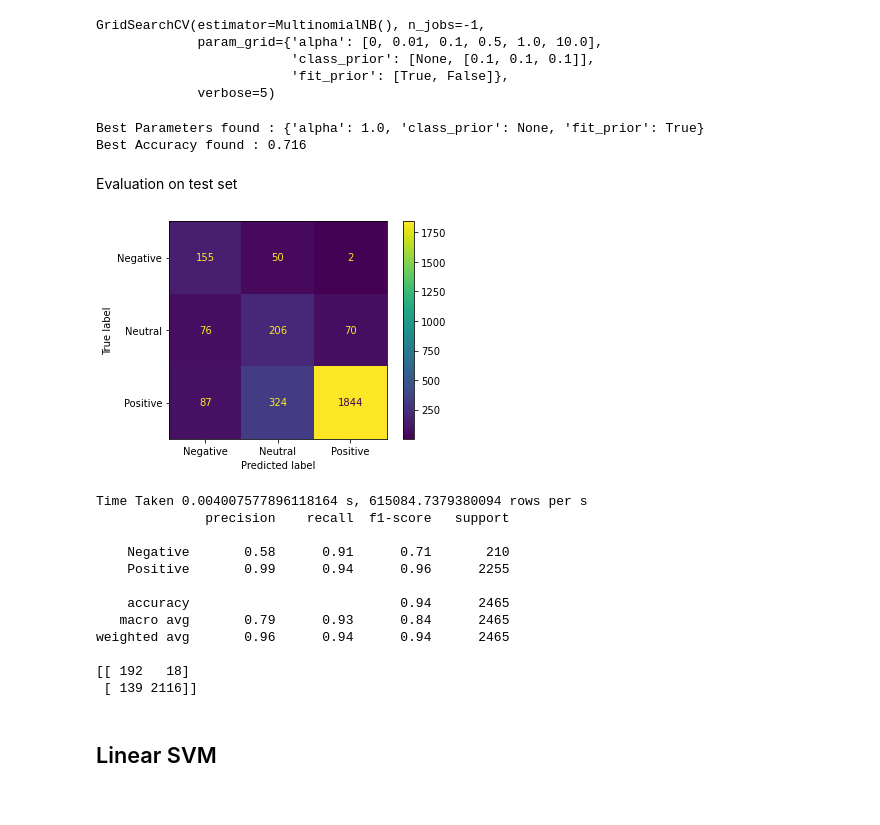
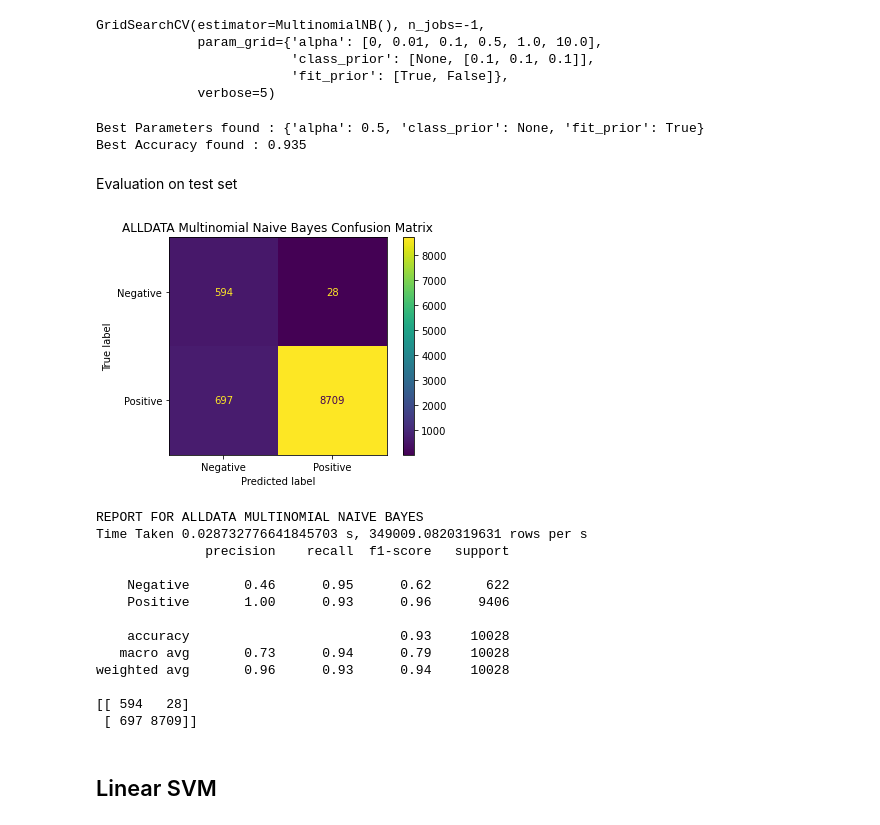
Before and after one commit to AmmarBagharib/sentiment_analysis_bt4222, a Jupyter notebook: codes/MachineLearningMethods.ipynb, the cells around one changed output. Cells and saved outputs as stored; diff of their text form; code cells hidden in the pictures.

```diff
--- a/codes/MachineLearningMethods.ipynb
+++ b/codes/MachineLearningMethods.ipynb
@@ -99,7 +102,7 @@ def combine_csv_to_dataframe(file_names, all_star = False, filterDate = True):
     return combined_df
 # %%
 #data_path = '/content/drive/MyDrive/BT4222/data/mbs_reviews.csv'
-df = combine_csv_to_dataframe(star3, all_star = False, filterDate = False)
+df = combine_csv_to_dataframe(star3+star4+star5, all_star = True, filterDate = False)
 # %% [output]
 Length of ..\data\processed\cleaned_ibis-sg-bencoolen.csv is 2217
 Length of ..\data\processed\cleaned_hotel-boss.csv is 3568
@@ -133,7 +148,7 @@ Then, we split the data into train and validation sets using train_test_split.
 # %%
 df.dropna(subset=['label'], inplace=True)
 # %%
-#df = df[df["label"]!='Neutral']
+df = df[df["label"]!='Neutral']
 # %%
 df['label'] = df['label'].astype('category')
 # %%
@@ -288,40 +302,44 @@ GridSearchCV(estimator=MultinomialNB(), n_jobs=-1,
 print('Best Parameters found : {}'.format(nb_model.best_params_))
 print('Best Accuracy found : {:.3f}\n'.format(nb_model.best_score_))
 # %% [output]
-Best Parameters found : {'alpha': 1.0, 'class_prior': None, 'fit_prior': True}
-Best Accuracy found : 0.716
+Best Parameters found : {'alpha': 0.5, 'class_prior': None, 'fit_prior': True}
+Best Accuracy found : 0.935
 # %% [markdown]
 Evaluation on test set
 # %%
 predictions = nb_model.predict(tfidf_features_test)
 cm = confusion_matrix(y_test, predictions, labels=nb_model.classes_)
 disp = ConfusionMatrixDisplay(confusion_matrix=cm, display_labels=nb_model.classes_)
+
 disp.plot()
+plt.title(f"{DATANAME} Multinomial Naive Bayes Confusion Matrix")
 plt.show()
 # %% [output]
-[figure, old version]
+[figure, new version]
 # %%
 
 t1 = time.time()
 
 predictions = nb_model.predict(tfidf_features_test)
 t2 = time.time()
+print(f"REPORT FOR {DATANAME} MULTINOMIAL NAIVE BAYES")
 print(f'Time Taken {t2-t1} s, {len(y_test)/(t2-t1)} rows per s')
 print(sklearn.metrics.classification_report(y_test, predictions, target_names=['Negative', 'Positive']))
 print(sklearn.metrics.confusion_matrix(y_test, predictions, labels=nb_model.classes_))
 # %% [output]
-Time Taken 0.004007577896118164 s, 615084.7379380094 rows per s
+REPORT FOR ALLDATA MULTINOMIAL NAIVE BAYES
+Time Taken 0.028732776641845703 s, 349009.0820319631 rows per s
               precision    recall  f1-score   support
 
-    Negative       0.58      0.91      0.71       210
-    Positive       0.99      0.94      0.96      2255
+    Negative       0.46      0.95      0.62       622
+    Positive       1.00      0.93      0.96      9406
 
-    accuracy                           0.94      2465
-   macro avg       0.79      0.93      0.84      2465
-weighted avg       0.96      0.94      0.94      2465
+    accuracy                           0.93     10028
+   macro avg       0.73      0.94      0.79     10028
+weighted avg       0.96      0.93      0.94     10028
 
-[[ 192   18]
- [ 139 2116]]
+[[ 594   28]
+ [ 697 8709]]
 # %% [markdown]
 ## Linear SVM
 # %%
```
Also changed, not shown: parts of 46 cells of this notebook, 1 other file.
